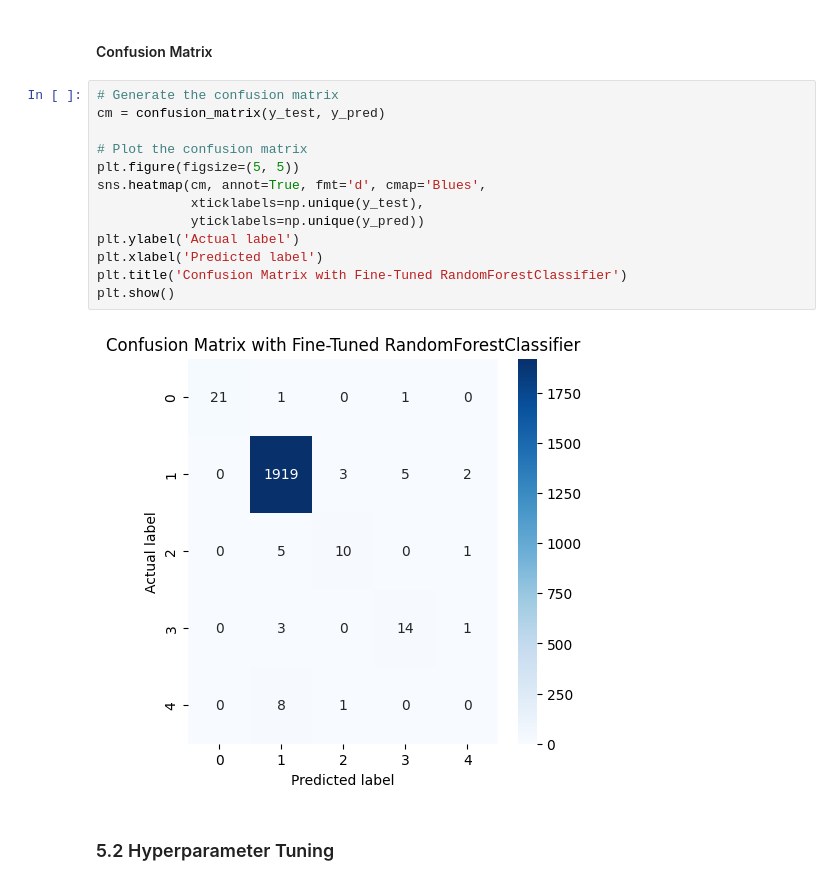
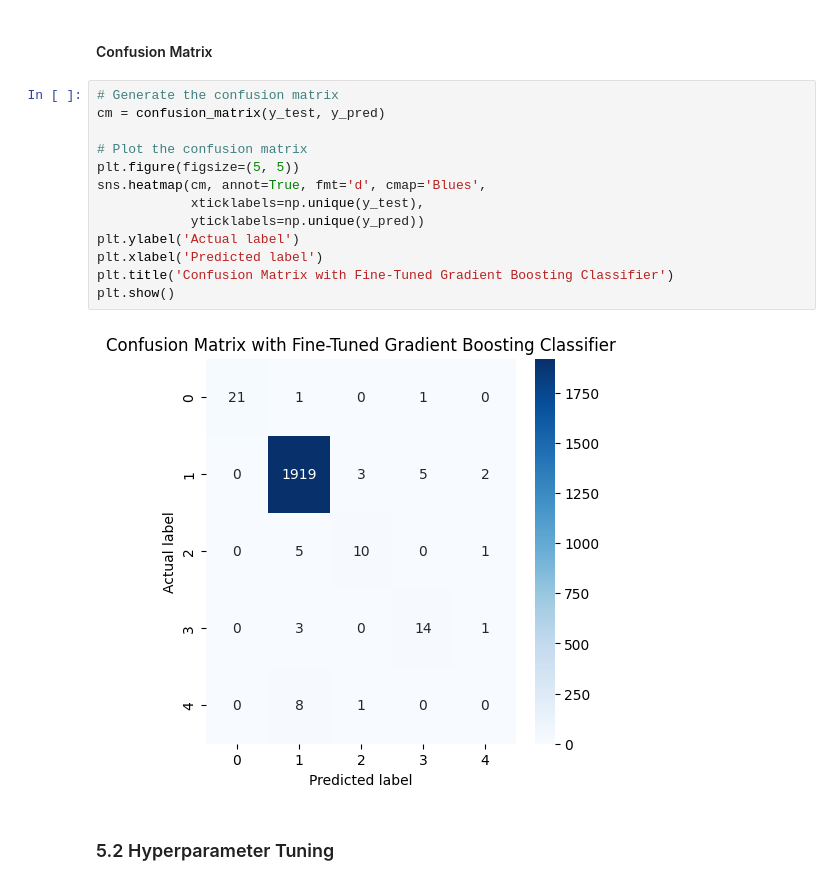
Before and after one commit to JakobBullinger/RAG-PredictiveMaintenance, a Jupyter notebook: 1-algorithm/Algorithm_01.ipynb, the cells around one changed output. Cells and saved outputs as stored; diff of their text form.

```diff
--- a/1-algorithm/Algorithm_01.ipynb
+++ b/1-algorithm/Algorithm_01.ipynb
@@ -602,18 +708,18 @@ weighted avg       0.98      0.98      0.98      1995
 # %%
 # Generate the confusion matrix
 cm = confusion_matrix(y_test, y_pred)
 
 # Plot the confusion matrix
 plt.figure(figsize=(5, 5))
 sns.heatmap(cm, annot=True, fmt='d', cmap='Blues',
             xticklabels=np.unique(y_test),
             yticklabels=np.unique(y_pred))
 plt.ylabel('Actual label')
 plt.xlabel('Predicted label')
-plt.title('Confusion Matrix with Fine-Tuned RandomForestClassifier')
+plt.title('Confusion Matrix with Fine-Tuned Gradient Boosting Classifier')
 plt.show()
 # %% [output]
-[figure, old version]
+[figure, new version]
 # %% [markdown]
 ### 5.2 Hyperparameter Tuning
 # %%
```
Also changed, not shown: parts of 6 cells of this notebook, 1 other file.
